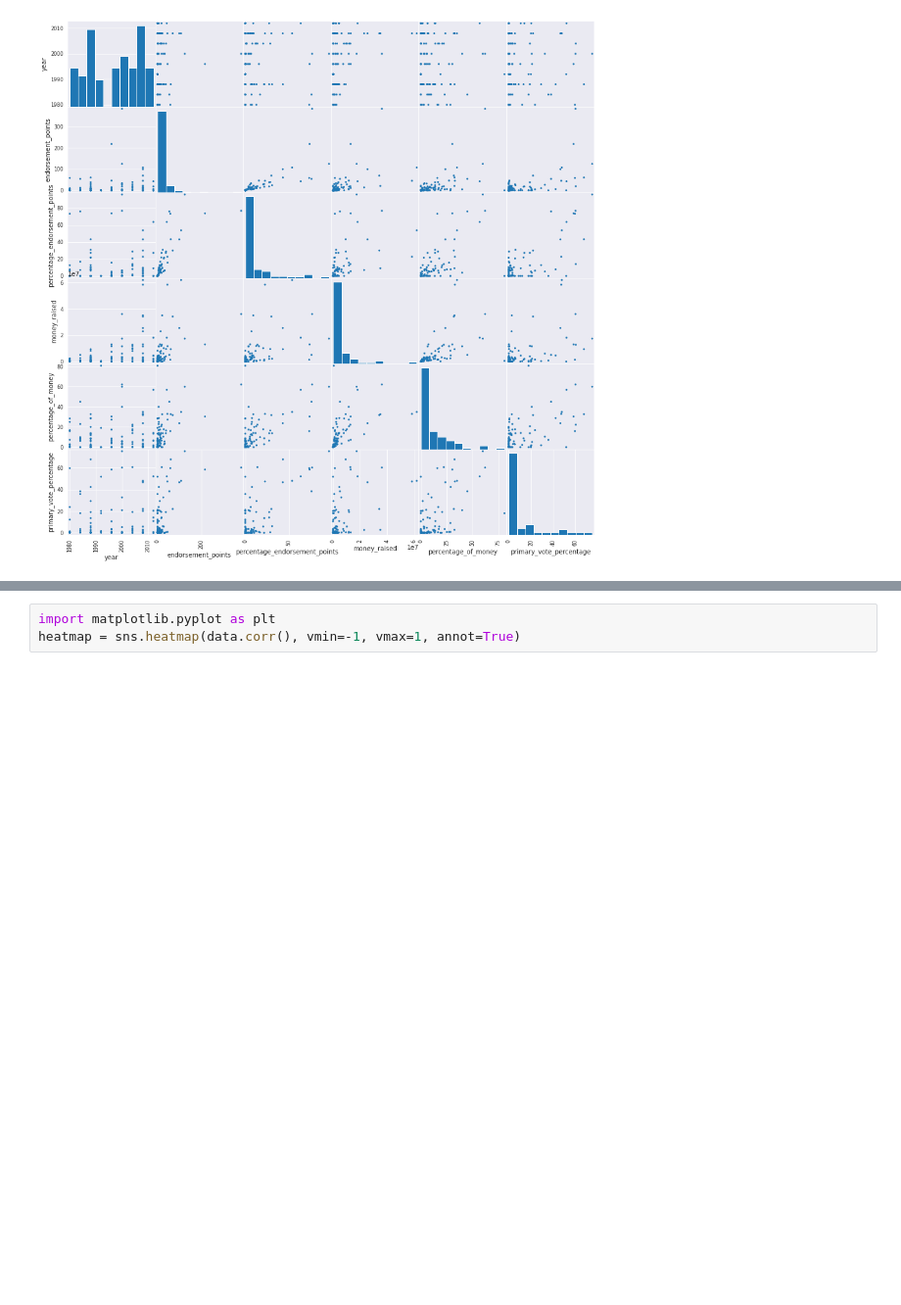
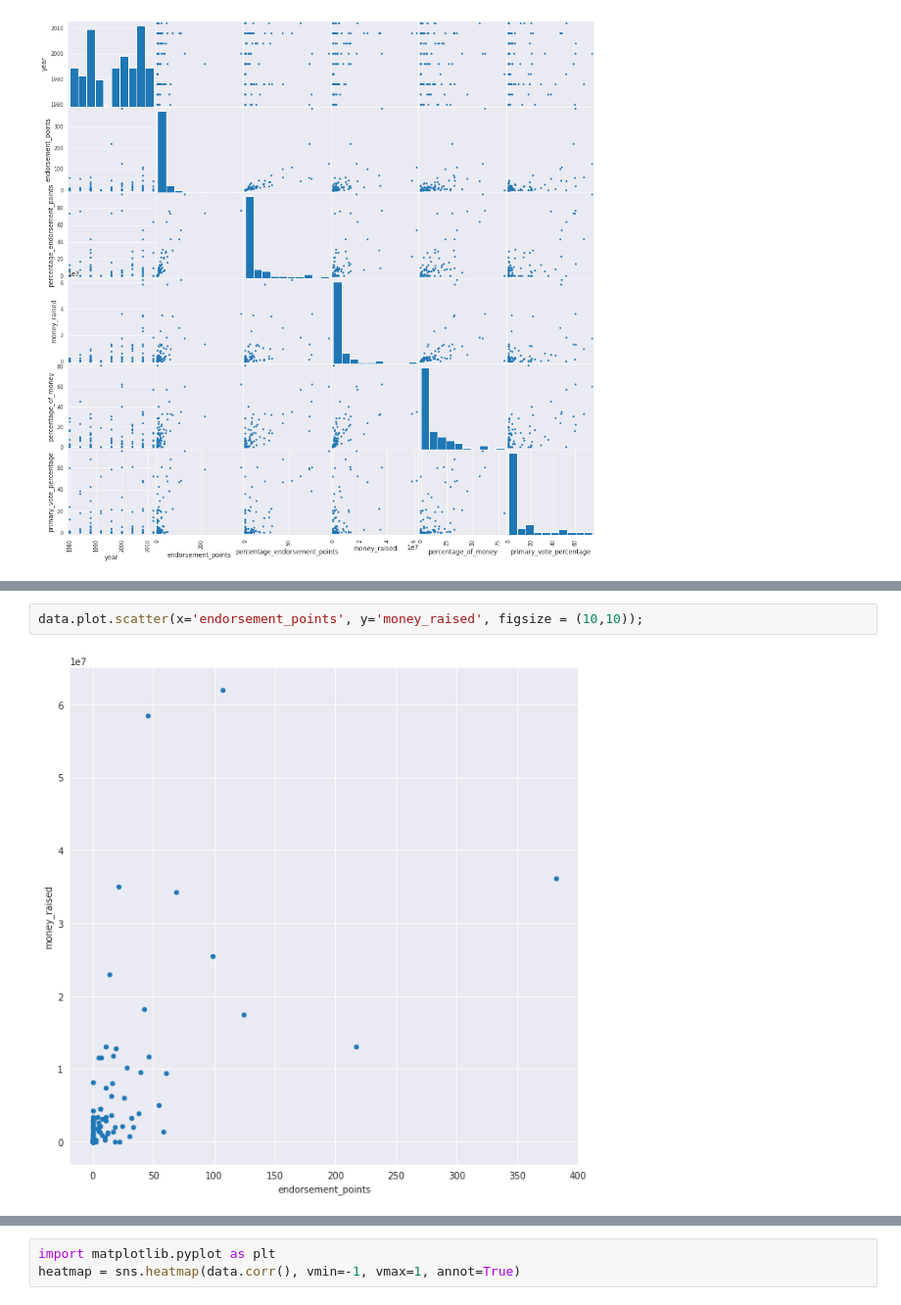
Before and after one commit to 1gnacio/orgadatos-kaggle-tp1, a Jupyter notebook: notebook707f668b56.ipynb, the cells around one changed output, grey strips where cells are left out. Shown at 98% size. Cells and saved outputs as stored; diff of their text form; blank space fills up the shorter version.

```diff
--- a/notebook707f668b56.ipynb
+++ b/notebook707f668b56.ipynb
@@ -289,0 +345,4 @@ data.corr(method ='pearson')
+# %%
+data.plot.scatter(x='endorsement_points', y='money_raised', figsize = (10,10));
+# %% [output]
+[figure, added]
```
Also changed, not shown: parts of 9 cells of this notebook.
